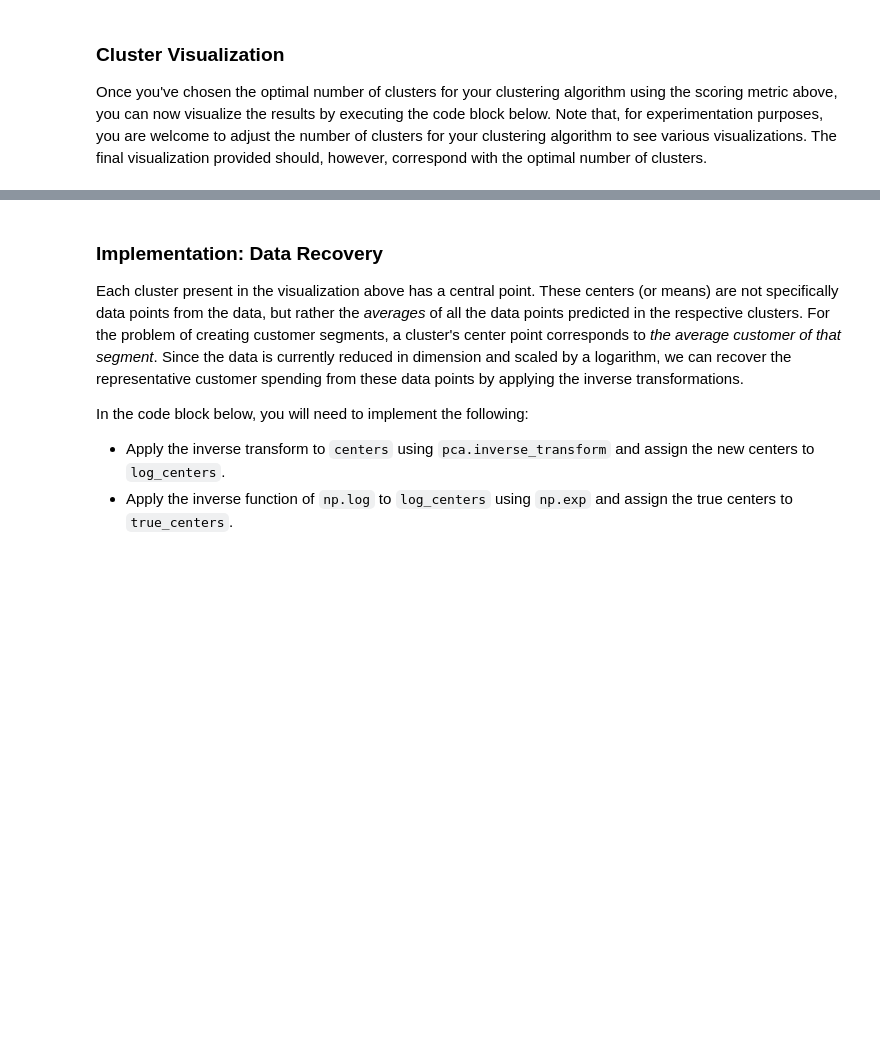
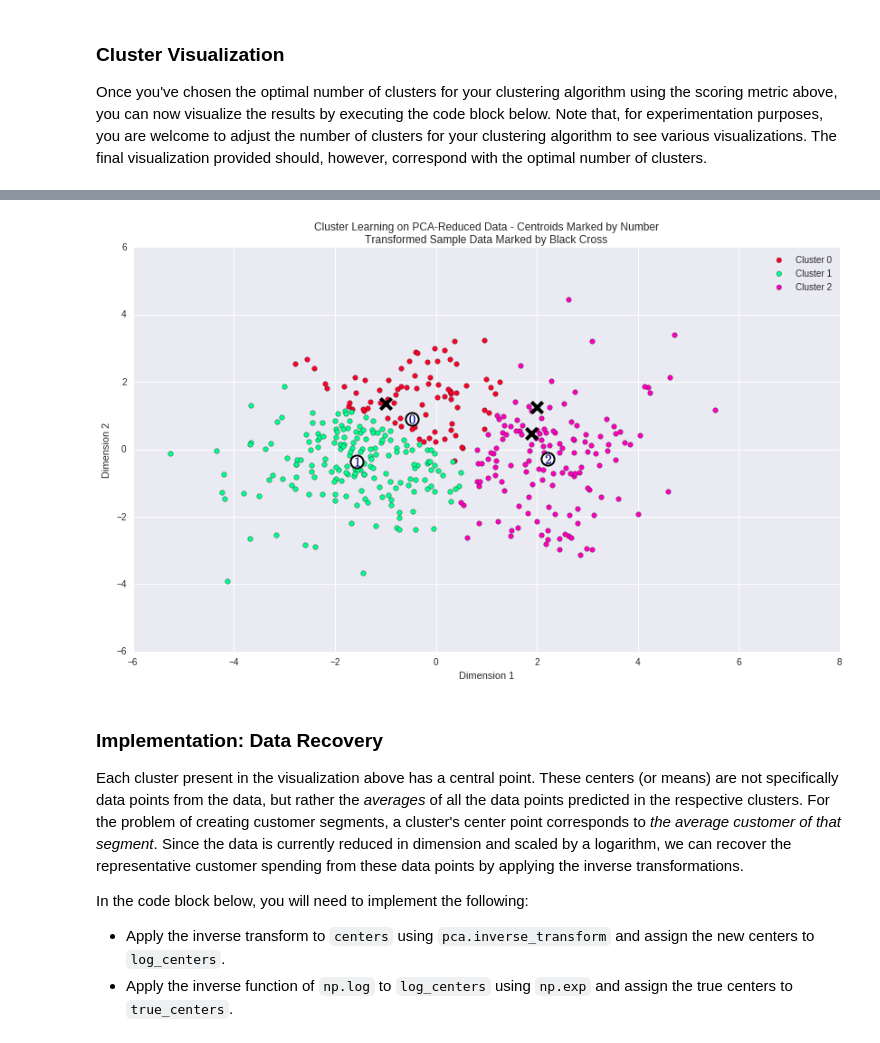
Before and after one commit to afcarl/Udacity-MLND-Project3, a Jupyter notebook: customer_segments.ipynb, the cells around one changed output, grey strips where cells are left out. Saved outputs shown, nothing was run; the diff lists cells and outputs as text; code cells hidden in the pictures; blank space fills up the shorter version.

```diff
--- a/customer_segments.ipynb
+++ b/customer_segments.ipynb
@@ -581,0 +581,18 @@ print score
+# %%
+from sklearn import mixture
+
+gmm_clusterer = mixture.GMM(n_components=3).fit(reduced_data)
+
+# TODO: Predict the cluster for each data point
+gmm_preds = gmm_clusterer.predict(reduced_data)
+
+# TODO: Find the cluster centers
+gmm_centers = gmm_clusterer.means_
+
+# TODO: Predict the cluster for each transformed sample data point
+gmm_sample_preds = gmm_clusterer.predict(pca_samples)
+
+# TODO: Calculate the mean silhouette coefficient for the number of clusters chosen
+gmm_score = silhouette_score(reduced_data, gmm_preds)
+
+print gmm_score
@@ -595,3 +614,8 @@ rs.cluster_results(reduced_data, preds, centers, pca_samples)
+# %%
+# Display the results of the clustering from implementation
+rs.cluster_results(reduced_data, gmm_preds, gmm_centers, pca_samples)
+# %% [output]
+[figure, added]
 # %% [markdown]
 ### Implementation: Data Recovery
 Each cluster present in the visualization above has a central point. These centers (or means) are not specifically data points from the data, but rather the *averages* of all the data points predicted in the respective clusters. For the problem of creating customer segments, a cluster's center point corresponds to *the average customer of that segment*. Since the data is currently reduced in dimension and scaled by a logarithm, we can recover the representative customer spending from these data points by applying the inverse transformations.
```
Also changed, not shown: parts of 6 cells of this notebook.
